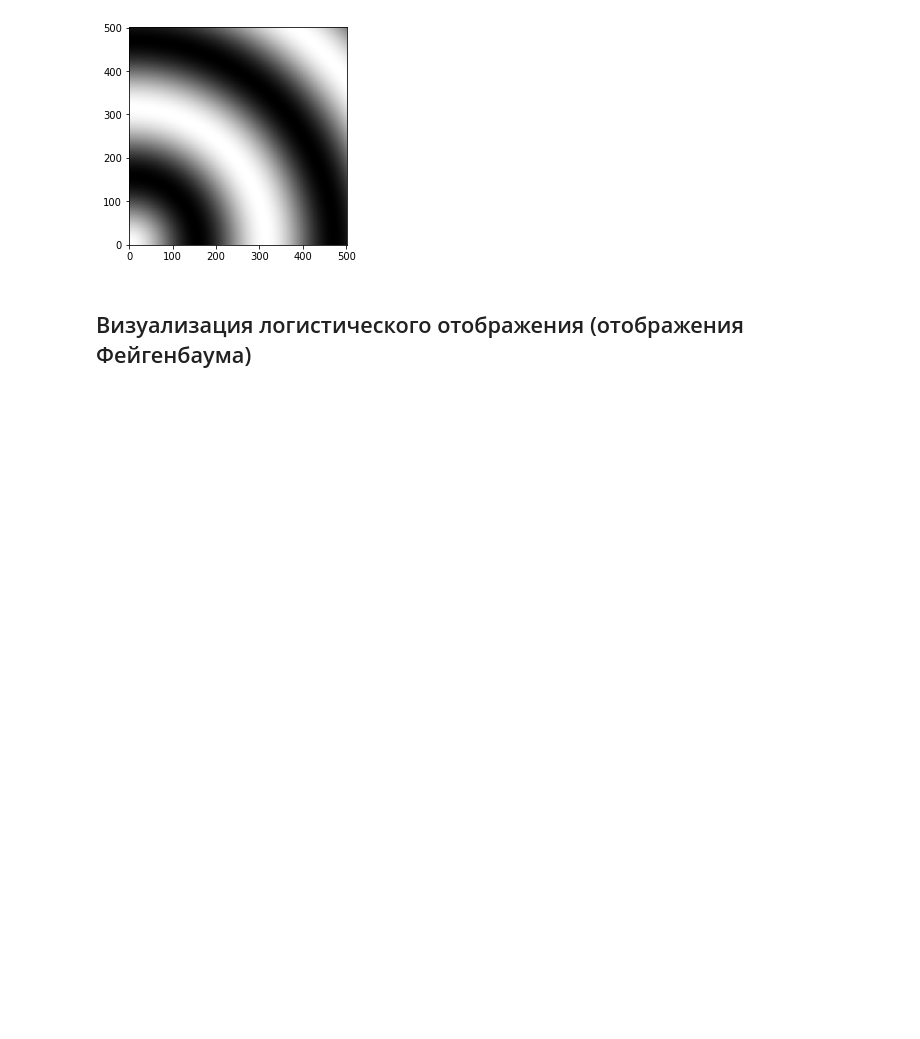
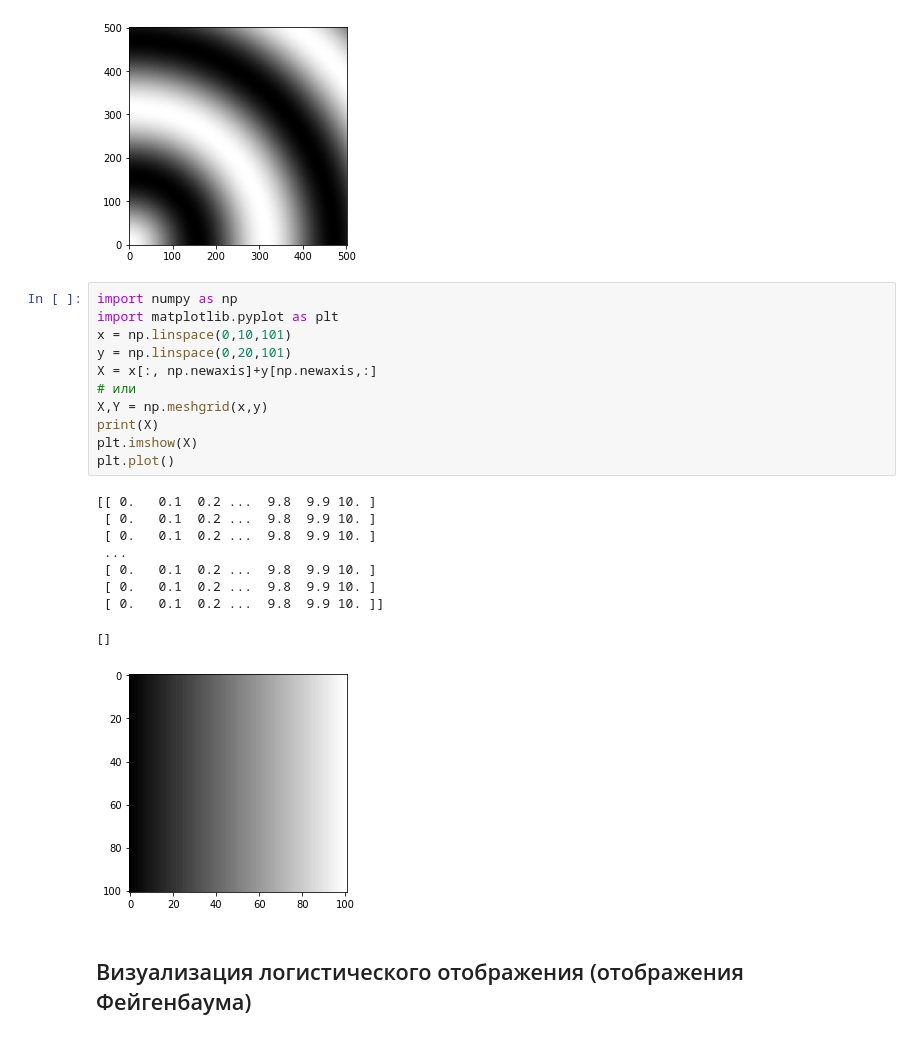
Before and after one commit to konstgav/computational-physics-python, a Jupyter notebook: Plotting.ipynb, the cells around one changed output. Cells and saved outputs as stored; diff of their text form; blank space fills up the shorter version.

```diff
--- a/Plotting.ipynb
+++ b/Plotting.ipynb
@@ -146,6 +146,27 @@ gray()
 show()
 # %% [output]
 [figure]
+# %%
+import numpy as np
+import matplotlib.pyplot as plt
+x = np.linspace(0,10,101)
+y = np.linspace(0,20,101)
+X = x[:, np.newaxis]+y[np.newaxis,:]
+# или
+X,Y = np.meshgrid(x,y)
+print(X)
+plt.imshow(X)
+plt.plot()
+# %% [output]
+[[ 0.   0.1  0.2 ...  9.8  9.9 10. ]
+ [ 0.   0.1  0.2 ...  9.8  9.9 10. ]
+ [ 0.   0.1  0.2 ...  9.8  9.9 10. ]
+ ...
+ [ 0.   0.1  0.2 ...  9.8  9.9 10. ]
+ [ 0.   0.1  0.2 ...  9.8  9.9 10. ]
+ [ 0.   0.1  0.2 ...  9.8  9.9 10. ]]
+[]
+[figure, added]
 # %% [markdown]
 ## Визуализация логистического отображения (отображения Фейгенбаума)
 # %%
```
Also changed, not shown: 4 other files.
